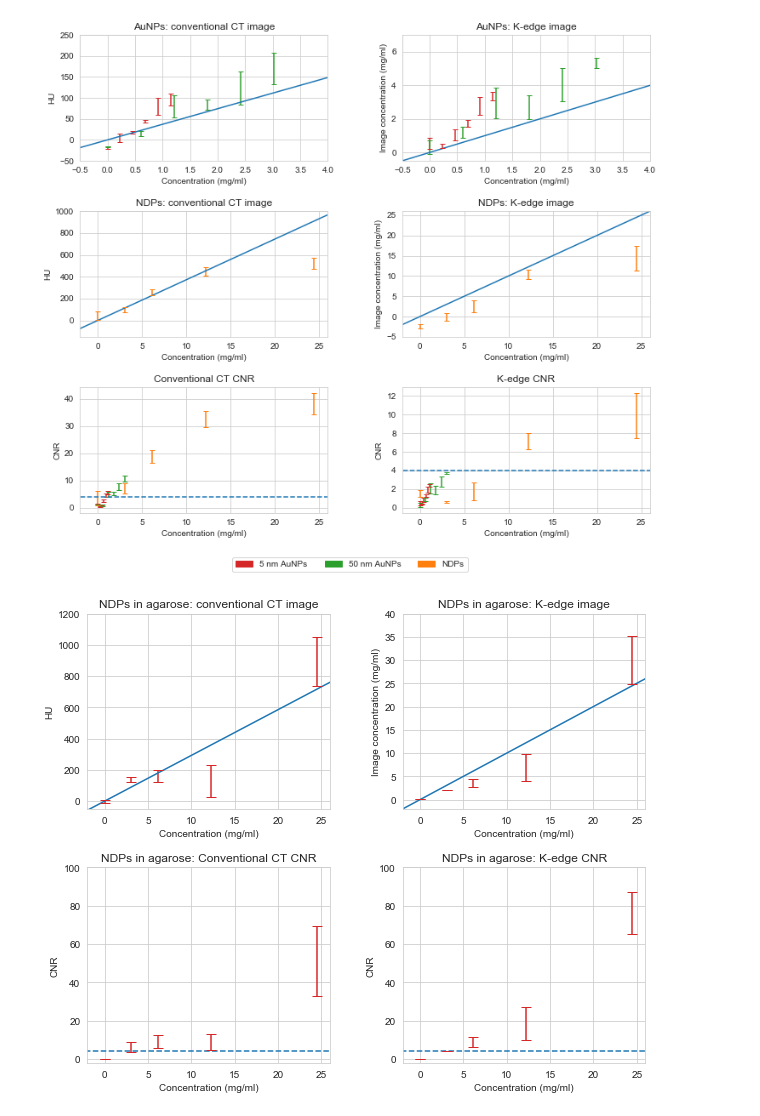
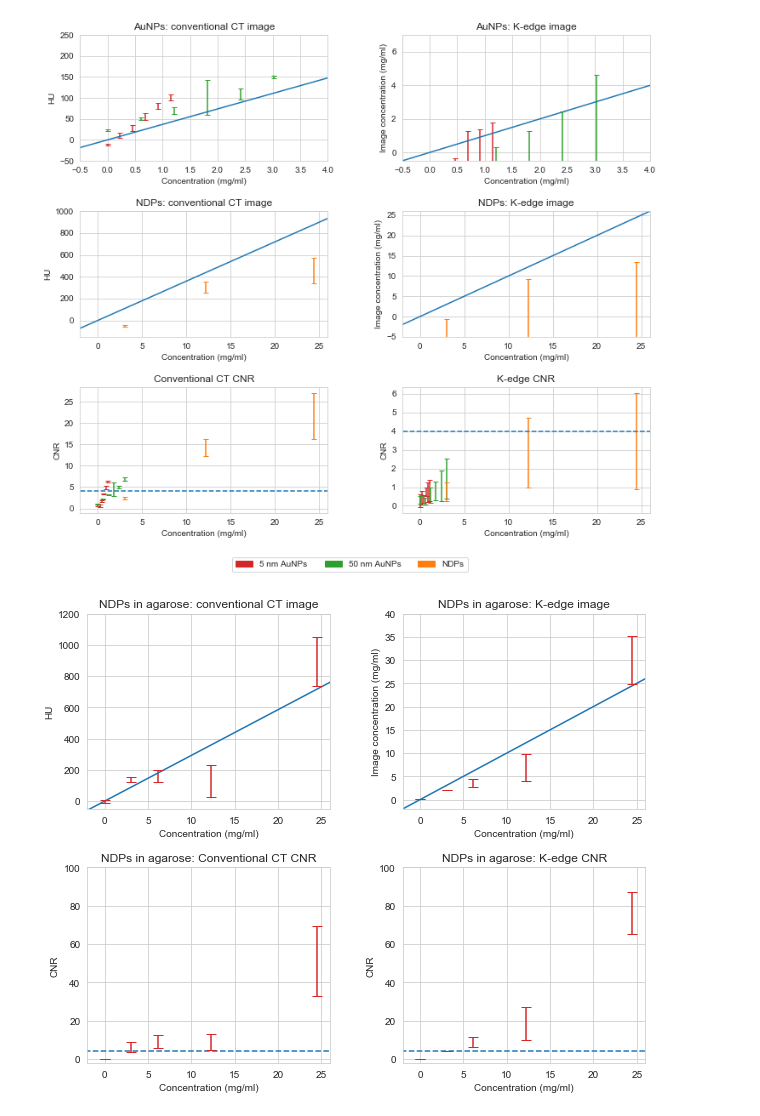
Before and after one commit to drichts/Reconstruction, a Jupyter notebook: Collaborations/Toronto/toronto_plots_2.ipynb, the cells around one changed output. Saved outputs shown, nothing was run; the diff lists cells and outputs as text; code cells hidden in the pictures.

```diff
--- a/Collaborations/Toronto/toronto_plots.ipynb
+++ b/Collaborations/Toronto/toronto_plots_2.ipynb
@@ -5,33 +5,35 @@ import seaborn as sns
 import matplotlib.pyplot as plt
 import matplotlib.patches as mpatches
 
-directory = r'D:\OneDrive - University of Victoria\Research\LDA Data\21-03-11_CT_AuNPs'
-folder2 = 'phantom_scan_2'  # 5 nm
-folder3 = 'phantom_scan_3'  # 50 nm
-folder5 = 'phantom_scan_5'  # NDP
+directory = r'D:\OneDrive - University of Victoria\Research\LDA Data\21-03-31_CT_AuNPs_2'
+folder2 = 'phantom_scan_1'  # 5 nm
+folder3 = 'phantom_scan_2'  # 50 nm
+folder5 = 'phantom_scan_3'  # NDP
 
 concentrations2 = [1.143, 0.914, 0.686, 0.457, 0.229, 0]
 concentrations3 = [3.020, 2.416, 1.812, 1.208, 0.604, 0]
 concentrations5 = [24.46, 12.23, 6.12, 3.06, 0]
 
-# Get the values of the 19.67 mg/ml vial in the standard image
-norm_ct = np.load(os.path.join(directory, 'phantom_scan_1', 'Norm CT', 'CT_norm.npy'))
-contrast_norm = np.load(os.path.join(directory, 'phantom_scan_1', 'contrast_masks_Au.npy'))
-water_norm = np.load(os.path.join(directory, 'phantom_scan_1', 'water_mask.npy'))
+# Get the values of the 50 mg/ml vial in the standard image
 
-hu_high = np.zeros((3, 4))
-for i in range(3):
-    for j in range(4):
-        hu_high[i, j] = np.nanmean(norm_ct[i, j+11]*contrast_norm[0])
+temp = np.zeros(3)
 
-hu_high = np.mean(hu_high, axis=1)
+for i, f in enumerate([folder2, folder3, folder5]):
+    ct = np.load(os.path.join(directory, f, 'Norm CT', 'CT_norm.npy'))[2, 12]
+    masks = np.load(os.path.join(directory, f, 'contrast_masks_Au_control.npy'))[0, -1]
+
+    temp[i] = np.nanmean(ct * masks)
+
+hu_high = np.zeros(2)
+hu_high[0] = np.mean(temp[0:2])
+hu_high[1] = temp[2]
 
 # Load the image data for all group
-ct2 = np.load(os.path.join(directory, folder2, 'Norm CT', 'CT_norm.npy'))[:, 11:15]
-k_au2 = np.load(os.path.join(directory, folder2, 'Norm CT', 'K-edge_Au.npy'))[11:15]
+ct2 = np.load(os.path.join(directory, folder2, 'Norm CT', 'CT_norm.npy'))[:, 11:14]
+k_au2 = np.load(os.path.join(directory, folder2, 'Norm CT', 'K-edge_Au.npy'))[11:14]
 
-ct3 = np.load(os.path.join(directory, folder3, 'Norm CT', 'CT_norm.npy'))[:, 11:15]
-k_au3 = np.load(os.path.join(directory, folder3, 'Norm CT', 'K-edge_Au.npy'))[11:15]
+ct3 = np.load(os.path.join(directory, folder3, 'Norm CT', 'CT_norm.npy'))[:, 11:14]
+k_au3 = np.load(os.path.join(directory, folder3, 'Norm CT', 'K-edge_Au.npy'))[11:14]
 
 ct5 = np.load(os.path.join(directory, folder5, 'Norm CT', 'CT_norm.npy'))[:, 11:15]
 k_au5 = np.load(os.path.join(directory, folder5, 'Norm CT', 'K-edge_Au.npy'))[11:15]
@@ -39,13 +41,13 @@ k_au5 = np.load(os.path.join(directory, folder5, 'Norm CT', 'K-edge_Au.npy'))[11
 # Load the contrast masks
 cont_np2 = np.load(os.path.join(directory, folder2, 'contrast_masks_Au.npy'))
 water_np2 = np.load(os.path.join(directory, folder2, 'water_mask.npy'))
-hu_vals2 = np.zeros((4, 3, 2, 6)) # Slice, Bin, Mean value cnr of each of the vials from all 4 slices
-k_vals2 = np.zeros((4, 2, 6))
+hu_vals2 = np.zeros((3, 3, 2, 6)) # Slice, Bin, Mean value cnr of each of the vials from all 4 slices
+k_vals2 = np.zeros((3, 2, 6))
 
 cont_np3 = np.load(os.path.join(directory, folder3, 'contrast_masks_Au.npy'))
 water_np3 = np.load(os.path.join(directory, folder3, 'water_mask.npy'))
-hu_vals3 = np.zeros((4, 3, 2, 6)) # Slice, Bin, Mean value cnr of each of the vials from all 4 slices
-k_vals3 = np.zeros((4, 2, 6))
+hu_vals3 = np.zeros((3, 3, 2, 6)) # Slice, Bin, Mean value cnr of each of the vials from all 4 slices
+k_vals3 = np.zeros((3, 2, 6))
 
 cont_np5 = np.load(os.path.join(directory, folder5, 'contrast_masks_Au.npy'))
 water_np5 = np.load(os.path.join(directory, folder5, 'water_mask.npy'))
@@ -55,7 +57,7 @@ k_vals5 = np.zeros((4, 2, 5))
 
 # Calculate the HU vals for each of the contrast vials
 for i in range(3):
-    for z in range(4):
+    for z in range(3):
         water_ct2 = ct2[i, z]*water_np2
         water_ct3 = ct3[i, z]*water_np3
 
@@ -70,7 +72,7 @@ for i in range(3):
             hu_vals3[z, i, 1, j] = np.abs(hu_vals3[z, i, 0, j] - np.nanmean(water_ct3)) / np.nanstd(water_ct3)
 
 # Same for the K-edge data
-for z in range(4):
+for z in range(3):
     for j in range(6):
         temp_k2 = k_au2[z]*cont_np2[j, z]
         water_k2 = k_au2[z]*water_np2
@@ -117,29 +119,18 @@ hu_vals5 = np.mean(hu_vals5, axis=0)
 k_vals5_std = np.std(k_vals5, axis=0)
 k_vals5 = np.mean(k_vals5, axis=0)
 
-
 xpts = np.linspace(-5, 30, 500)
 
 # K-edge data should follow a 1-to-1 line
 ypts_k = np.linspace(-5, 30, 500)
 
 # HU data will have slope (HU)/high concentration
-ypts_hu_sum = hu_high[2]/19.67 * xpts
-ypts_hu_high = hu_high[1]/19.67 * xpts
-
-# ypts_hu_sum = hu_vals2[2, 0, 0]/concentrations2[0] * xpts
-# ypts_hu_high = hu_vals2[1, 0, 0]/concentrations2[0] * xpts
-#
-# ypts_hu_sum = hu_vals3[2, 0, 0]/concentrations3[0] * xpts
-# ypts_hu_high = hu_vals3[1, 0, 0]/concentrations3[0] * xpts
-#
-# ypts_hu_sum5 = hu_vals5[2, 0, 0]/concentrations5[0] * xpts
-# ypts_hu_high5 = hu_vals5[1, 0, 0]/concentrations5[0] * xpts
-
+ypts_hu_nps = hu_high[0]/50 * xpts
+ypts_hu_ndp = hu_high[1]/50 * xpts
 
 sns.set_style('whitegrid')
 fig4, ax4 = plt.subplots(3, 2, figsize=(12, 10))
-ax4[0, 0].plot(xpts, ypts_hu_sum, color='#1f77b4')
+ax4[0, 0].plot(xpts, ypts_hu_nps, color='#1f77b4')
 ax4[0, 0].errorbar(concentrations2, hu_vals2[2, 0], yerr=hu_vals2_std[2, 0], fmt='none', capsize=3, color='C3')
 ax4[0, 0].errorbar(concentrations3, hu_vals3[2, 0], yerr=hu_vals3_std[2, 0], fmt='none', capsize=3, color='C2')
 ax4[0, 0].set_title('AuNPs: conventional CT image')
@@ -147,16 +138,6 @@ ax4[0, 0].set_xlabel('Concentration (mg/ml)')
 ax4[0, 0].set_ylabel('HU')
 ax4[0, 0].set_xlim([-0.5, 4])
 ax4[0, 0].set_ylim([-50, 250])
-
-# ax4[0, 1].plot(xpts, ypts_hu_high)
-# ax4[0, 1].errorbar(concentrations2, hu_vals2[1, 0], yerr=hu_vals2_std[1, 0], fmt='none', capsize=3)
-# ax4[0, 1].errorbar(concentrations3, hu_vals3[1, 0], yerr=hu_vals3_std[1, 0], fmt='none', capsize=3)
-# ax4[0, 1].errorbar(concentrations5, hu_vals5[1, 0], yerr=hu_vals5_std[1, 0], fmt='none', capsize=3)
-# ax4[0, 1].set_title('Image with only 81-97 keV x-rays')
-# ax4[0, 1].set_xlabel('Concentration (mg/ml)')
-# ax4[0, 1].set_ylabel('HU')
-# ax4[0, 1].set_xlim([-2, 30])
-# ax4[0, 1].set_ylim([-150, 1300])
 
 ax4[0, 1].plot(xpts, ypts_k, color='#1f77b4')
 ax4[0, 1].errorbar(concentrations2, k_vals2[0], yerr=k_vals2_std[0], fmt='none', capsize=3, color='C3')
@@ -167,7 +148,7 @@ ax4[0, 1].set_ylabel('Image concentration (mg/ml)')
 ax4[0, 1].set_xlim([-0.5, 4])
 ax4[0, 1].set_ylim([-0.5, 7])
 
-ax4[1, 0].plot(xpts, ypts_hu_sum, color='C0')
+ax4[1, 0].plot(xpts, ypts_hu_ndp, color='C0')
 ax4[1, 0].errorbar(concentrations5, hu_vals5[2, 0], yerr=hu_vals5_std[2, 0], fmt='none', capsize=3, color='C1')
 ax4[1, 0].set_title('NDPs: conventional CT image')
 ax4[1, 0].set_xlabel('Concentration (mg/ml)')
@@ -183,45 +164,36 @@ ax4[1, 1].set_ylabel('Image concentration (mg/ml)')
 ax4[1, 1].set_xlim([-2, 26])
 ax4[1, 1].set_ylim([-5, 26])
 
 rose = np.ones(len(xpts))*4
 ax4[2, 0].errorbar(concentrations2, hu_vals2[2, 1], yerr=hu_vals2_std[2, 1], fmt='none', capsize=3, color='C3')
 ax4[2, 0].errorbar(concentrations3, hu_vals3[2, 1], yerr=hu_vals3_std[2, 1], fmt='none', capsize=3, color='C2')
 ax4[2, 0].errorbar(concentrations5, hu_vals5[2, 1], yerr=hu_vals5_std[2, 1], fmt='none', capsize=3, color='C1')
 ax4[2, 0].plot(xpts, rose, color='C0', ls='--', lw=1.5)
 ax4[2, 0].set_xlim([-2, 26])
 ax4[2, 0].set_title('Conventional CT CNR')
 ax4[2, 0].set_ylabel('CNR')
 ax4[2, 0].set_xlabel('Concentration (mg/ml)')
 
-# ax4[1, 1].errorbar(concentrations2, hu_vals2[1, 1], yerr=hu_vals2_std[1, 1], fmt='none', capsize=3)
-# ax4[1, 1].errorbar(concentrations3, hu_vals3[1, 1], yerr=hu_vals3_std[1, 1], fmt='none', capsize=3)
-# ax4[1, 1].errorbar(concentrations5, hu_vals5[1, 1], yerr=hu_vals5_std[1, 1], fmt='none', capsize=3)
-# ax4[1, 1].plot(xpts, rose, color='red', ls='--')
-# ax4[1, 1].set_xlim([-2, 30])
-# ax4[1, 1].set_title('81-97 keV CNR')
-# ax4[1, 1].set_ylabel('CNR')
-# ax4[1, 1].set_xlabel('Concentration (mg/ml)')
-
 ax4[2, 1].errorbar(concentrations2, k_vals2[1], yerr=k_vals2_std[1], fmt='none', capsize=3, color='C3')
 ax4[2, 1].errorbar(concentrations3, k_vals3[1], yerr=k_vals3_std[1], fmt='none', capsize=3, color='C2')
 ax4[2, 1].errorbar(concentrations5, k_vals5[1], yerr=k_vals5_std[1], fmt='none', capsize=3, color='C1')
 ax4[2, 1].plot(xpts, rose, color='C0', ls='--', lw=1.5)
 ax4[2, 1].set_xlim([-2, 26])
 ax4[2, 1].set_title('K-edge CNR')
 ax4[2, 1].set_ylabel('CNR')
 ax4[2, 1].set_xlabel('Concentration (mg/ml)')
 
 c3patch = mpatches.Patch(color='C3', label='5 nm AuNPs')
 c2patch = mpatches.Patch(color='C2', label='50 nm AuNPs')
 c1patch = mpatches.Patch(color='C1', label='NDPs')
 fig4.legend(handles=[c3patch, c2patch, c1patch], loc='lower center', ncol=3, fancybox=True)
 
 fig4.subplots_adjust(wspace=0.3, hspace=0.4, bottom=0.1)
 fig4.show()
-fig4.savefig(r'D:\OneDrive - University of Victoria\Research\LDA Data\21-03-11_CT_AuNPs\200ul_plots.png',
-             dpi=500)
+# fig4.savefig(r'D:\OneDrive - University of Victoria\Research\LDA Data\21-03-11_CT_AuNPs\200ul_plots.png',
+#              dpi=500)
 # %% [output]
-[figure, old version]
+[figure, new version]
 # %%
 directory = r'D:\OneDrive - University of Victoria\Research\LDA Data'
 folder5 = r'21-03-11_CT_AuNPs\phantom_scan_12'  # NDP
```
Also changed, not shown: 6 other files.
